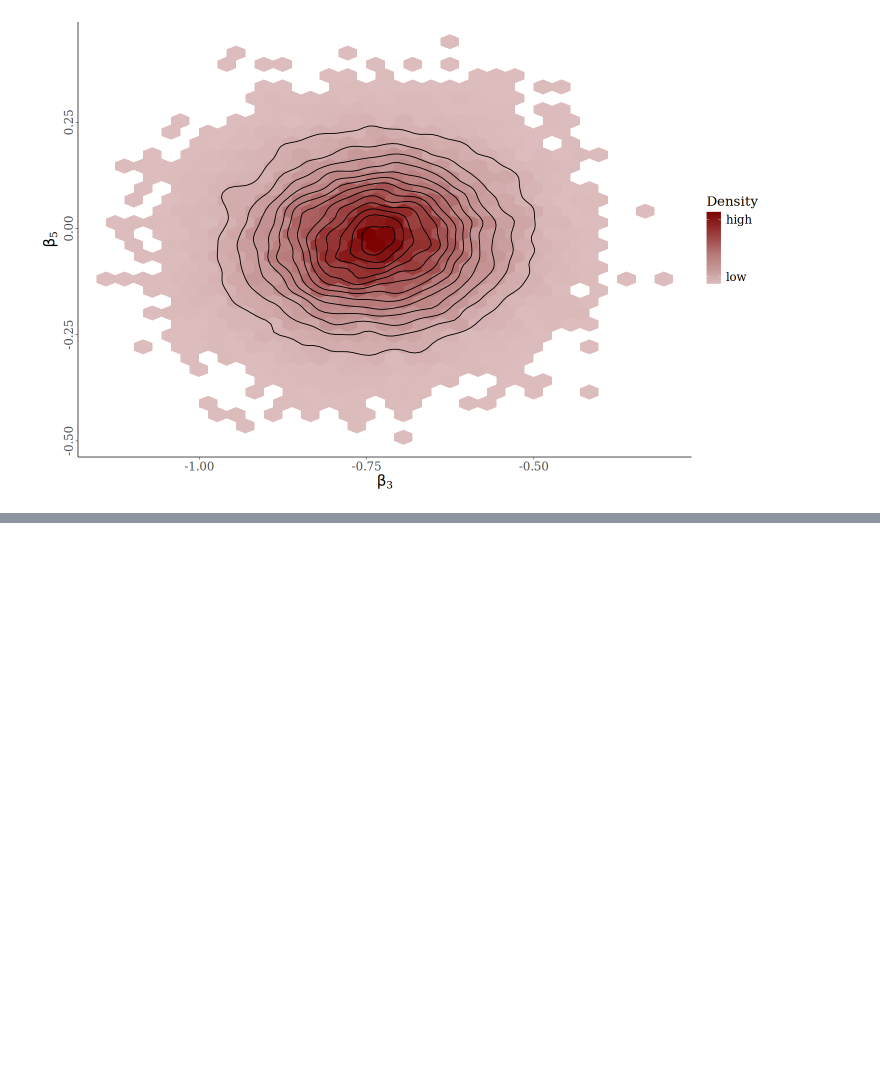
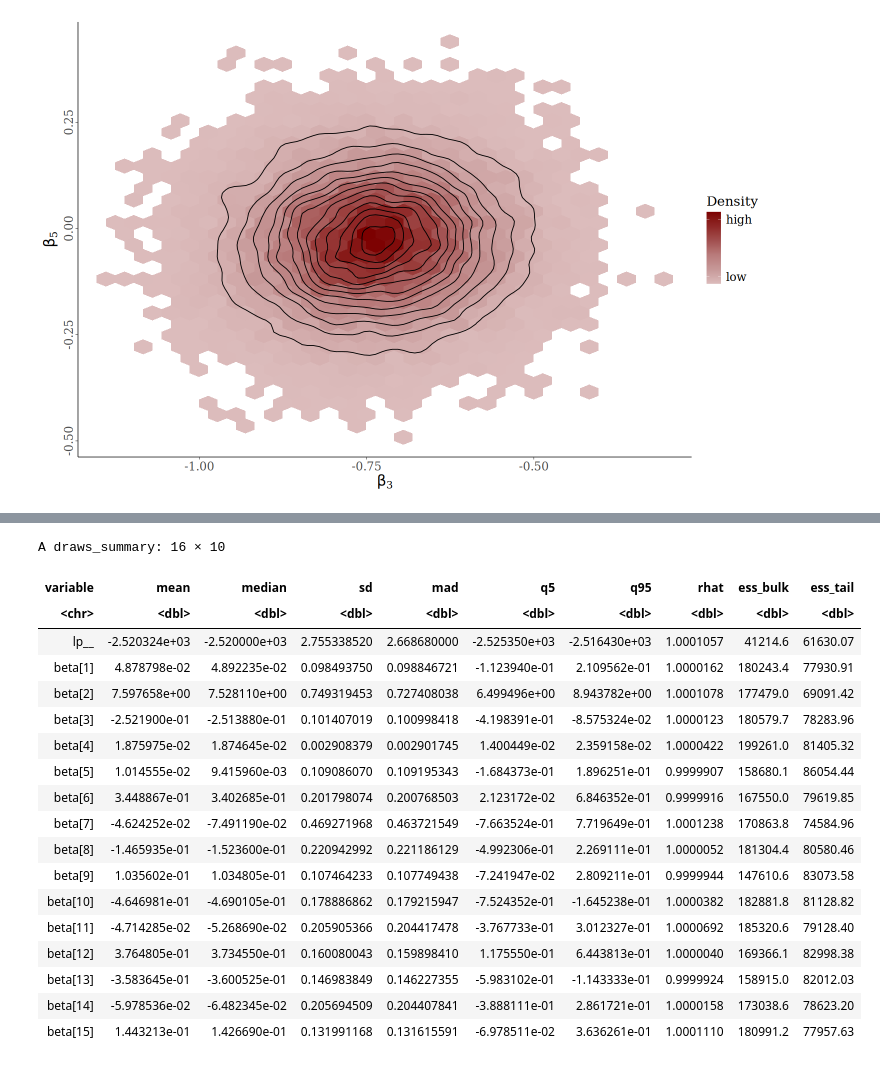
Before and after one commit to Christian-F-Badillo/Bayesian_Cox_Model_Covid_19_Mexico, a Jupyter notebook: Models.ipynb, the cells around one changed output, grey strips where cells are left out. Cells and saved outputs as stored; diff of their text form; code cells hidden in the pictures; blank space fills up the shorter version.

```diff
--- a/Models.ipynb
+++ b/Models.ipynb
@@ -659,0 +777,22 @@ mcmc_hex(fit$draws(), pars = c(betas_str[3], betas_str[5])) +
+# %%
+fit$summary()
+# %% [output]
+A draws_summary: 16 × 10
+| variable | mean | median | sd | mad | q5 | q95 | rhat | ess_bulk | ess_tail |
+| <chr> | <dbl> | <dbl> | <dbl> | <dbl> | <dbl> | <dbl> | <dbl> | <dbl> | <dbl> |
+| lp__ | -2.520324e+03 | -2.520000e+03 | 2.755338520 | 2.668680000 | -2.525350e+03 | -2.516430e+03 | 1.0001057 | 41214.6 | 61630.07 |
+| beta[1] | 4.878798e-02 | 4.892235e-02 | 0.098493750 | 0.098846721 | -1.123940e-01 | 2.109562e-01 | 1.0000162 | 180243.4 | 77930.91 |
+| beta[2] | 7.597658e+00 | 7.528110e+00 | 0.749319453 | 0.727408038 | 6.499496e+00 | 8.943782e+00 | 1.0001078 | 177479.0 | 69091.42 |
+| beta[3] | -2.521900e-01 | -2.513880e-01 | 0.101407019 | 0.100998418 | -4.198391e-01 | -8.575324e-02 | 1.0000123 | 180579.7 | 78283.96 |
+| beta[4] | 1.875975e-02 | 1.874645e-02 | 0.002908379 | 0.002901745 | 1.400449e-02 | 2.359158e-02 | 1.0000422 | 199261.0 | 81405.32 |
+| beta[5] | 1.014555e-02 | 9.415960e-03 | 0.109086070 | 0.109195343 | -1.684373e-01 | 1.896251e-01 | 0.9999907 | 158680.1 | 86054.44 |
+| beta[6] | 3.448867e-01 | 3.402685e-01 | 0.201798074 | 0.200768503 | 2.123172e-02 | 6.846352e-01 | 0.9999916 | 167550.0 | 79619.85 |
+| beta[7] | -4.624252e-02 | -7.491190e-02 | 0.469271968 | 0.463721549 | -7.663524e-01 | 7.719649e-01 | 1.0001238 | 170863.8 | 74584.96 |
+| beta[8] | -1.465935e-01 | -1.523600e-01 | 0.220942992 | 0.221186129 | -4.992306e-01 | 2.269111e-01 | 1.0000052 | 181304.4 | 80580.46 |
+| beta[9] | 1.035602e-01 | 1.034805e-01 | 0.107464233 | 0.107749438 | -7.241947e-02 | 2.809211e-01 | 0.9999944 | 147610.6 | 83073.58 |
+| beta[10] | -4.646981e-01 | -4.690105e-01 | 0.178886862 | 0.179215947 | -7.524352e-01 | -1.645238e-01 | 1.0000382 | 182881.8 | 81128.82 |
+| beta[11] | -4.714285e-02 | -5.268690e-02 | 0.205905366 | 0.204417478 | -3.767733e-01 | 3.012327e-01 | 1.0000692 | 185320.6 | 79128.40 |
+| beta[12] | 3.764805e-01 | 3.734550e-01 | 0.160080043 | 0.159898410 | 1.175550e-01 | 6.443813e-01 | 1.0000040 | 169366.1 | 82998.38 |
+| beta[13] | -3.583645e-01 | -3.600525e-01 | 0.146983849 | 0.146227355 | -5.983102e-01 | -1.143333e-01 | 0.9999924 | 158915.0 | 82012.03 |
+| beta[14] | -5.978536e-02 | -6.482345e-02 | 0.205694509 | 0.204407841 | -3.888111e-01 | 2.861721e-01 | 1.0000158 | 173038.6 | 78623.20 |
+| beta[15] | 1.443213e-01 | 1.426690e-01 | 0.131991168 | 0.131615591 | -6.978511e-02 | 3.636261e-01 | 1.0001110 | 180991.2 | 77957.63 |
```
Also changed, not shown: parts of 22 cells of this notebook, 4 other files.
